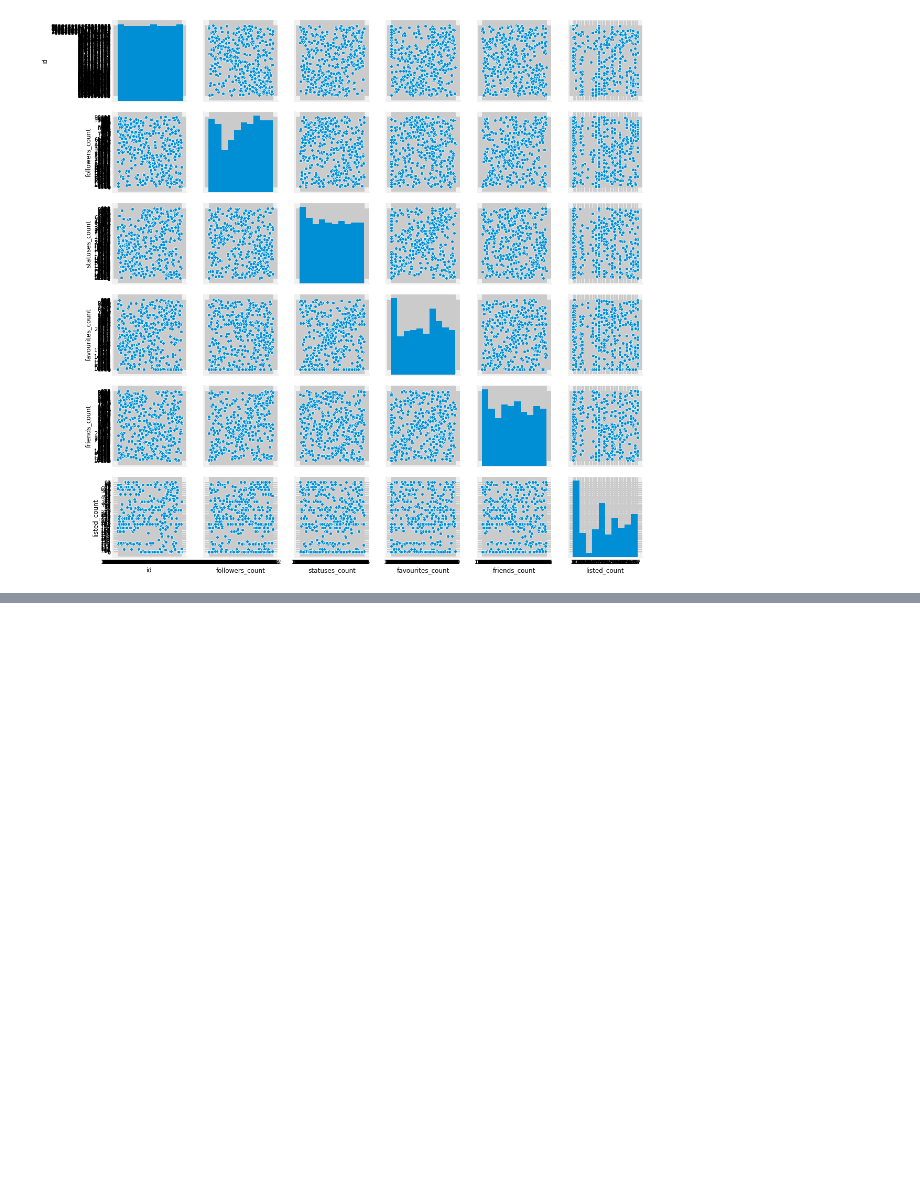
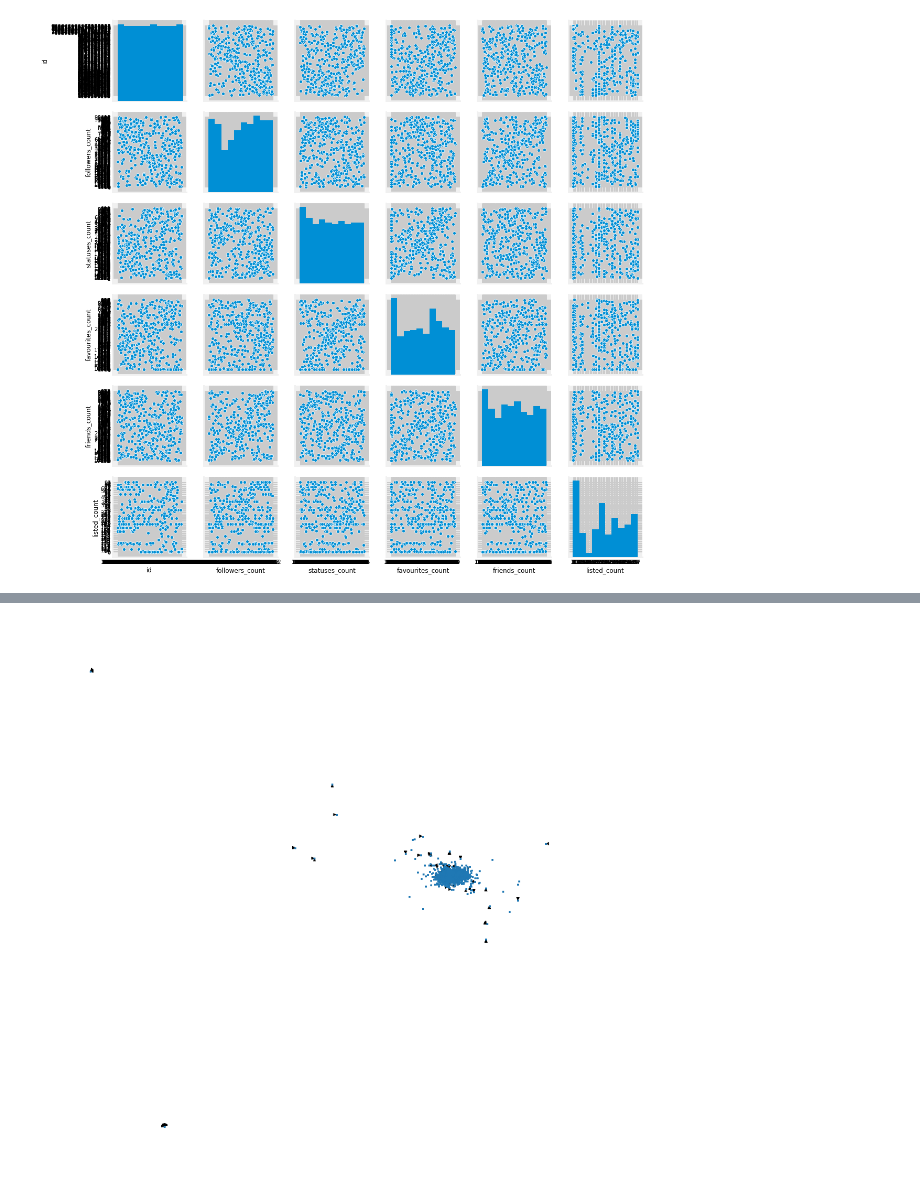
Before and after one commit to jk7716/ZBGMMFUKJK, a Jupyter notebook: Povezave med uporabniki.ipynb, the cells around one changed output, grey strips where cells are left out. Cells and saved outputs as stored; diff of their text form; code cells hidden in the pictures; blank space fills up the shorter version.

```diff
--- a/Povezave med uporabniki.ipynb
+++ b/Povezave med uporabniki.ipynb
@@ -51,0 +108,6 @@ for i in retweeted_df.values:
+# %%
+plt.figure(3, figsize=(12, 12))
+nx.draw(G, pos=nx.spectral_layout(G), with_labels=False, node_size=5, width=0.5)
+plt.show()
+# %% [output]
+[figure, added]
```
Also changed, not shown: parts of 25 cells of this notebook, 2 other files.
